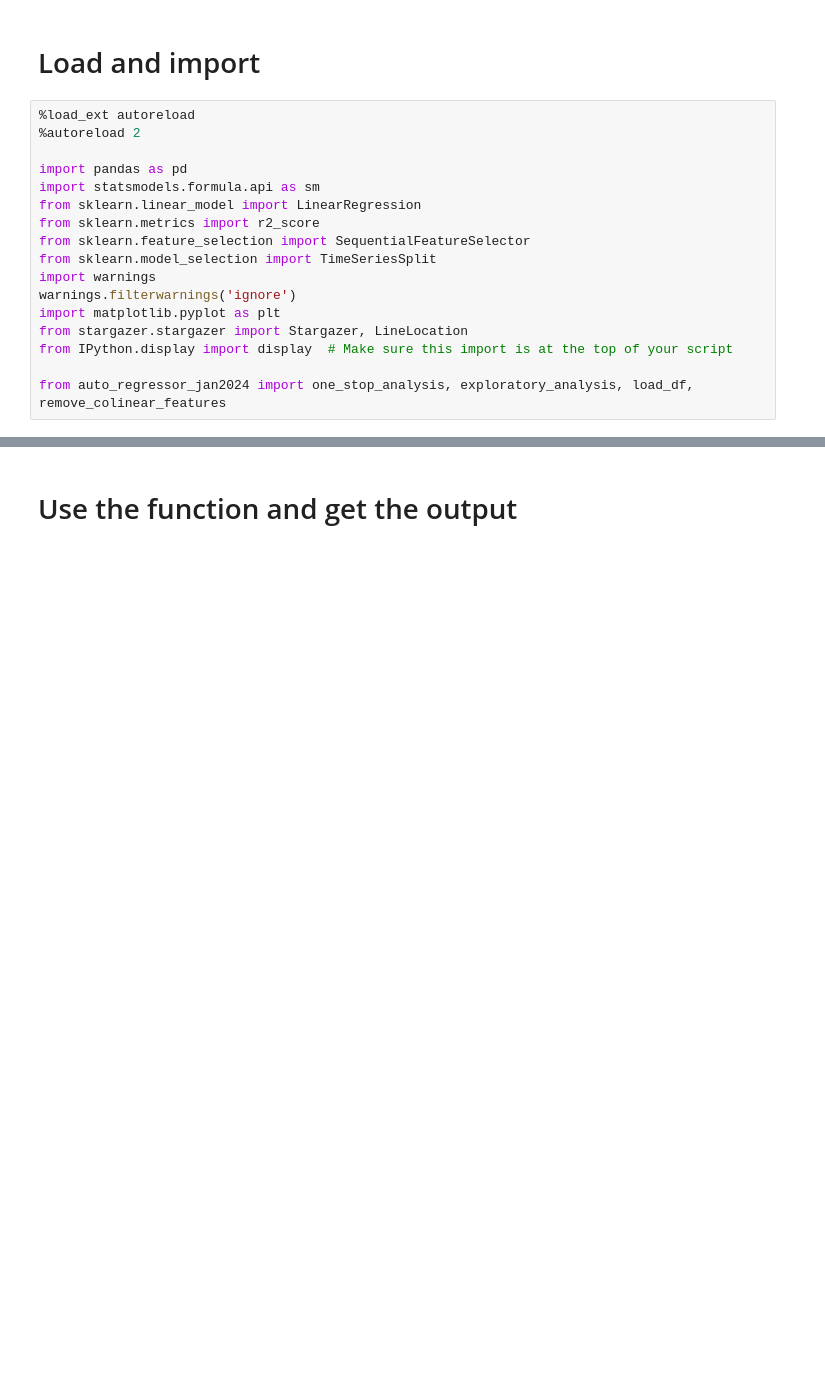
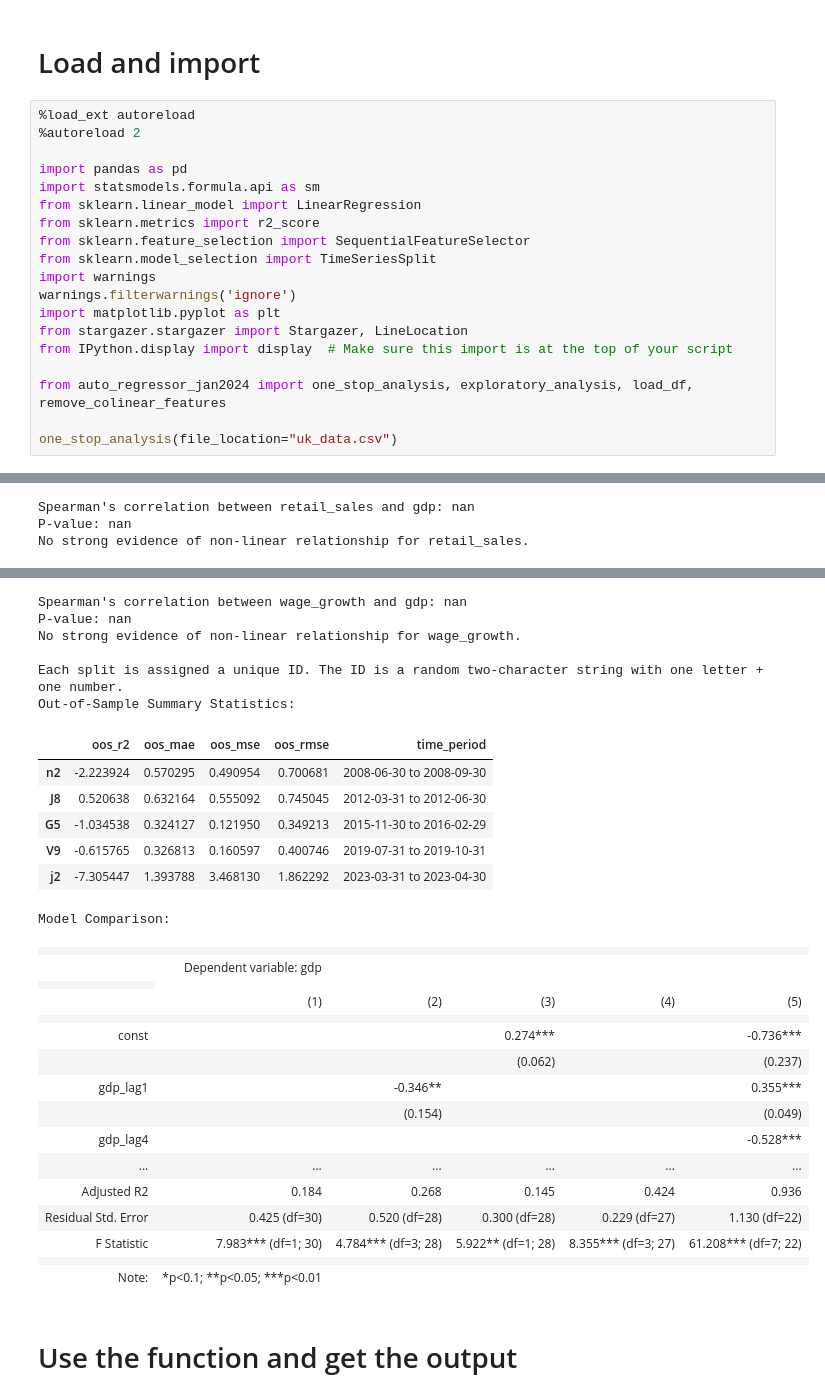
Before and after one commit to martinlyngerasmussen/auto_regressor, a Jupyter notebook: auto_regressor tutorial jan2024.ipynb, the cells around one changed output, grey strips where cells are left out. Saved outputs shown, nothing was run; the diff lists cells and outputs as text; blank space fills up the shorter version.

```diff
--- a/auto_regressor tutorial jan2024.ipynb
+++ b/auto_regressor tutorial jan2024.ipynb
@@ -33,6 +33,8 @@ from stargazer.stargazer import Stargazer, LineLocation
 from IPython.display import display  # Make sure this import is at the top of your script
 
 from auto_regressor_jan2024 import one_stop_analysis, exploratory_analysis, load_df, remove_colinear_features
+
+one_stop_analysis(file_location="uk_data.csv")
 # %% [output]
 The autoreload extension is already loaded. To reload it, use:
   %reload_ext autoreload
@@ -38,0 +51,3 @@ The autoreload extension is already loaded. To reload it, use:
+Spearman's correlation between retail_sales and gdp: nan
+P-value: nan
+No strong evidence of non-linear relationship for retail_sales.
@@ -39,3 +55,32 @@ The autoreload extension is already loaded. To reload it, use:
+Spearman's correlation between wage_growth and gdp: nan
+P-value: nan
+No strong evidence of non-linear relationship for wage_growth.
+
+Each split is assigned a unique ID. The ID is a random two-character string with one letter + one number.
+Out-of-Sample Summary Statistics:
+|  | oos_r2 | oos_mae | oos_mse | oos_rmse | time_period |
+| n2 | -2.223924 | 0.570295 | 0.490954 | 0.700681 | 2008-06-30 to 2008-09-30 |
+| J8 | 0.520638 | 0.632164 | 0.555092 | 0.745045 | 2012-03-31 to 2012-06-30 |
+| G5 | -1.034538 | 0.324127 | 0.121950 | 0.349213 | 2015-11-30 to 2016-02-29 |
+| V9 | -0.615765 | 0.326813 | 0.160597 | 0.400746 | 2019-07-31 to 2019-10-31 |
+| j2 | -7.305447 | 1.393788 | 3.468130 | 1.862292 | 2023-03-31 to 2023-04-30 |
+Model Comparison:
+|  |  |  |  |  |  |
+|  | Dependent variable: gdp |  |  |  |  |
+|  |
+|  | (1) | (2) | (3) | (4) | (5) |
+|  |  |  |  |  |  |
+| const |  |  | 0.274*** |  | -0.736*** |
+|  |  |  | (0.062) |  | (0.237) |
+| gdp_lag1 |  | -0.346** |  |  | 0.355*** |
+|  |  | (0.154) |  |  | (0.049) |
+| gdp_lag4 |  |  |  |  | -0.528*** |
+| ... | ... | ... | ... | ... | ... |
+| Adjusted R2 | 0.184 | 0.268 | 0.145 | 0.424 | 0.936 |
+| Residual Std. Error | 0.425 (df=30) | 0.520 (df=28) | 0.300 (df=28) | 0.229 (df=27) | 1.130 (df=22) |
+| F Statistic | 7.983*** (df=1; 30) | 4.784*** (df=3; 28) | 5.922** (df=1; 28) | 8.355*** (df=3; 27) | 61.208*** (df=7; 22) |
+|  |  |  |  |  |  |
+| Note: | *p<0.1; **p<0.05; ***p<0.01 |  |  |  |  |
 # %% [markdown]
 # Use the function and get the output
 # %% [markdown]
```
Also changed, not shown: parts of 2 cells of this notebook, 1 other file.
